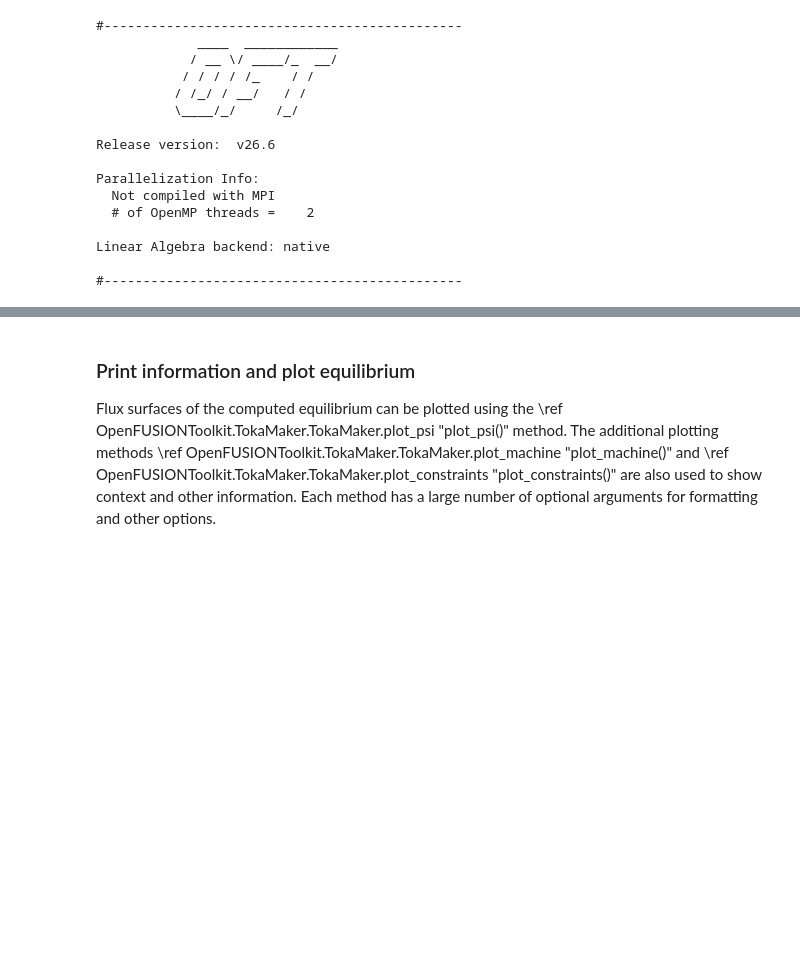
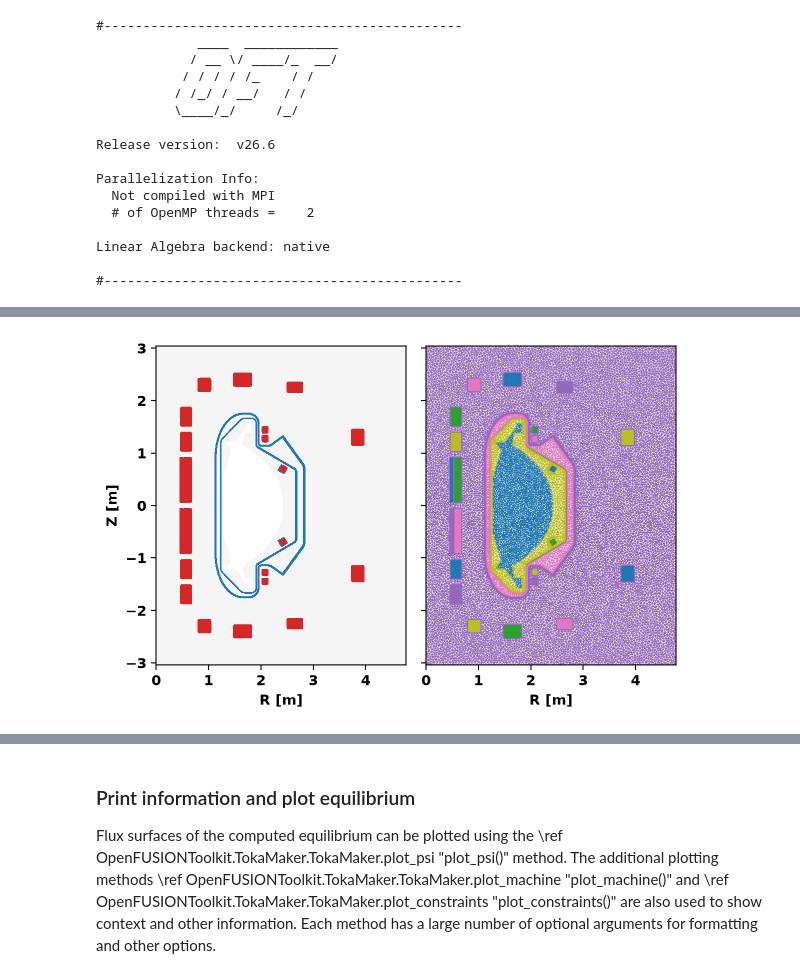
Before and after one commit to OpenFUSIONToolkit/OpenFUSIONToolkit-Tutorials, a Jupyter notebook: MiRACL-2026/TokaMaker-disruption_forces.ipynb, the cells around one changed output, grey strips where cells are left out. Saved outputs shown, nothing was run; the diff lists cells and outputs as text; code cells hidden in the pictures; blank space fills up the shorter version.

```diff
--- a/MiRACL-2026/TokaMaker-disruption_forces.ipynb
+++ b/MiRACL-2026/TokaMaker-disruption_forces.ipynb
@@ -103,0 +163,10 @@ Now we compute the same equilibrium as in \ref doc_tMaker_ITER_ex2.
+# %%
+fig, ax = plt.subplots(1,2,sharey=True,sharex=True,tight_layout=True)
+mygs.plot_machine(fig,ax[0],limiter_color=None,coil_color='tab:red',cond_color='tab:blue')
+mygs.plot_mesh(fig,ax[1],show_legends=False)
+ax[0].set_ylabel('Z [m]')
+ax[0].set_xlabel('R [m]')
+ax[1].set_ylabel(None)
+_ = ax[1].set_xlabel('R [m]')
+# %% [output]
+[figure, added]
```
Also changed, not shown: parts of 32 cells of this notebook, 3 other files.
